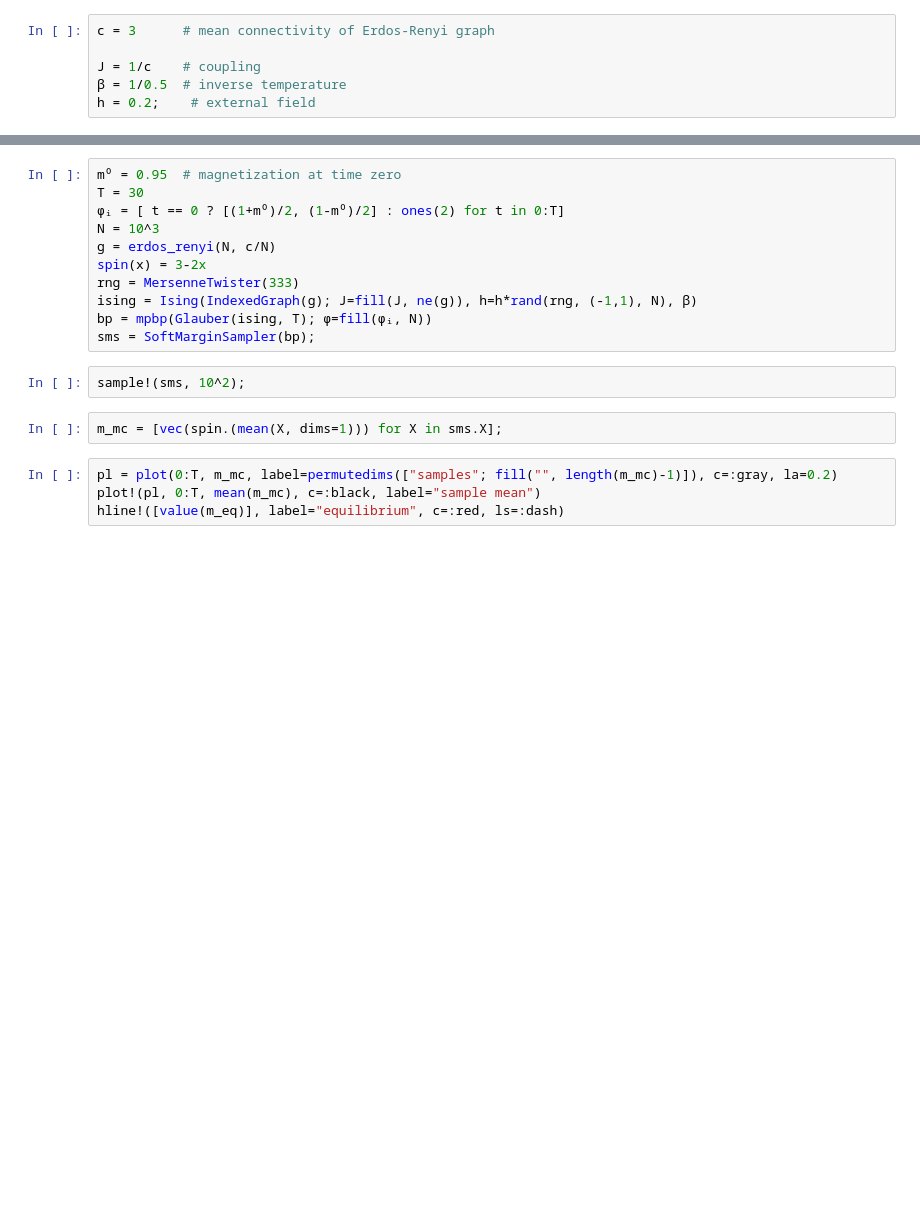
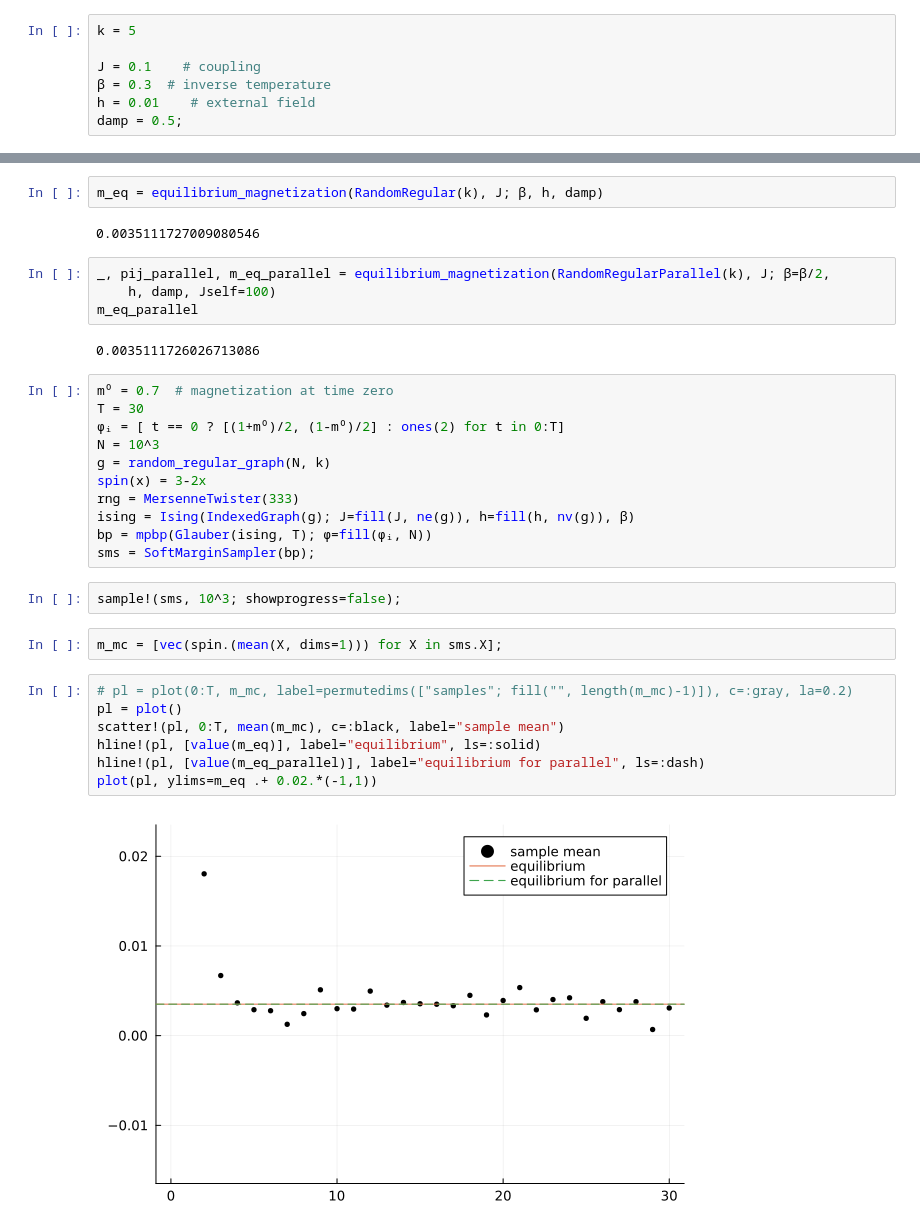
Before and after one commit to stecrotti/MatrixProductBP.jl, a Jupyter notebook: notebooks/equilibrium.ipynb, the cells around one changed output, grey strips where cells are left out. Saved outputs shown, nothing was run; the diff lists cells and outputs as text; blank space fills up the shorter version.

Commit message:
stationary state of parallel glauber on rrg

```diff
--- a/notebooks/equilibrium.ipynb
+++ b/notebooks/equilibrium.ipynb
@@ -12,6 +7,7 @@ include("../../telegram/notifications.jl");
 # %%
-c = 3      # mean connectivity of Erdos-Renyi graph
+k = 5
 
-J = 1/c    # coupling
-β = 1/0.5  # inverse temperature
-h = 0.2;    # external field
+J = 0.1    # coupling
+β = 0.3  # inverse temperature
+h = 0.01    # external field
+damp = 0.5;
@@ -44,19 +14,34 @@ plot( plot(cb.Δs, label="", ylabel="err", yaxis=:log10), plot(cb.m, label="", y
+# %%
+m_eq = equilibrium_magnetization(RandomRegular(k), J; β, h, damp)
+# %% [output]
+0.0035111727009080546
+# %%
+_, pij_parallel, m_eq_parallel = equilibrium_magnetization(RandomRegularParallel(k), J; β=β/2,
+    h, damp, Jself=100)
+m_eq_parallel
+# %% [output]
+0.0035111726026713086
 # %%
-m⁰ = 0.95  # magnetization at time zero
+m⁰ = 0.7  # magnetization at time zero
 T = 30
 ϕᵢ = [ t == 0 ? [(1+m⁰)/2, (1-m⁰)/2] : ones(2) for t in 0:T]
 N = 10^3
-g = erdos_renyi(N, c/N)
+g = random_regular_graph(N, k)
 spin(x) = 3-2x
 rng = MersenneTwister(333)
-ising = Ising(IndexedGraph(g); J=fill(J, ne(g)), h=h*rand(rng, (-1,1), N), β)
+ising = Ising(IndexedGraph(g); J=fill(J, ne(g)), h=fill(h, nv(g)), β)
 bp = mpbp(Glauber(ising, T); ϕ=fill(ϕᵢ, N))
 sms = SoftMarginSampler(bp);
 # %%
-sample!(sms, 10^2);
+sample!(sms, 10^3; showprogress=false);
 # %%
 m_mc = [vec(spin.(mean(X, dims=1))) for X in sms.X];
 # %%
-pl = plot(0:T, m_mc, label=permutedims(["samples"; fill("", length(m_mc)-1)]), c=:gray, la=0.2)
-plot!(pl, 0:T, mean(m_mc), c=:black, label="sample mean")
-hline!([value(m_eq)], label="equilibrium", c=:red, ls=:dash)
+# pl = plot(0:T, m_mc, label=permutedims(["samples"; fill("", length(m_mc)-1)]), c=:gray, la=0.2)
+pl = plot()
+scatter!(pl, 0:T, mean(m_mc), c=:black, label="sample mean")
+hline!(pl, [value(m_eq)], label="equilibrium", ls=:solid)
+hline!(pl, [value(m_eq_parallel)], label="equilibrium for parallel", ls=:dash)
+plot(pl, ylims=m_eq .+ 0.02.*(-1,1))
+# %% [output]
+[figure, added]
```
Also changed, not shown: parts of 8 cells of this notebook, 2 other files.
